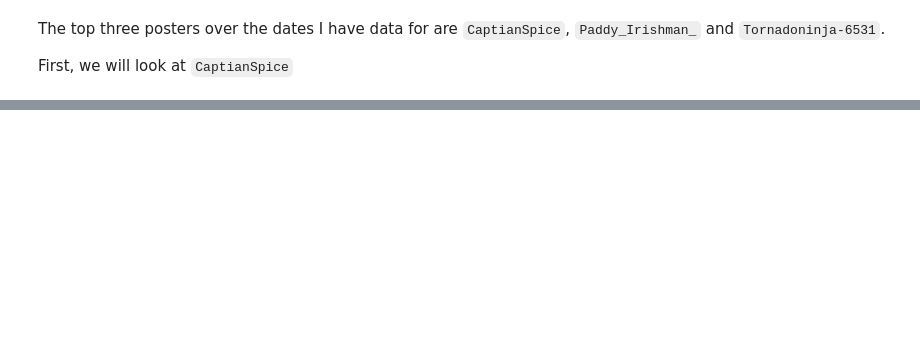
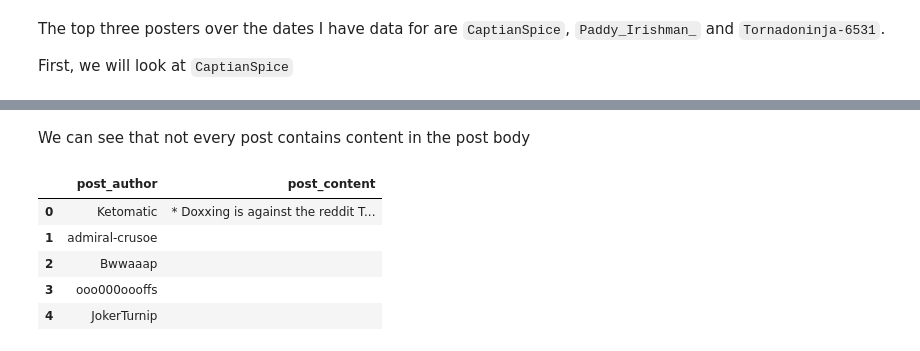
Before and after one commit to ofithcheallaigh/PersonalProjects, a Jupyter notebook: APIs/Reddit_API/eda.ipynb, the cells around one changed output, grey strips where cells are left out. Cells and saved outputs as stored; diff of their text form; code cells hidden in the pictures; blank space fills up the shorter version.

```diff
--- a/APIs/Reddit_API/eda.ipynb
+++ b/APIs/Reddit_API/eda.ipynb
@@ -268,0 +309,11 @@ Name: 86, dtype: object
+# %% [markdown]
+We can see that not every post contains content in the post body
+# %%
+author_content_df.head()
+# %% [output]
+|  | post_author | post_content |
+| 0 | Ketomatic | * Doxxing is against the reddit T... |
+| 1 | admiral-crusoe |  |
+| 2 | Bwwaaap |  |
+| 3 | ooo000oooffs |  |
+| 4 | JokerTurnip |  |
```
Also changed, not shown: parts of 25 cells of this notebook.
